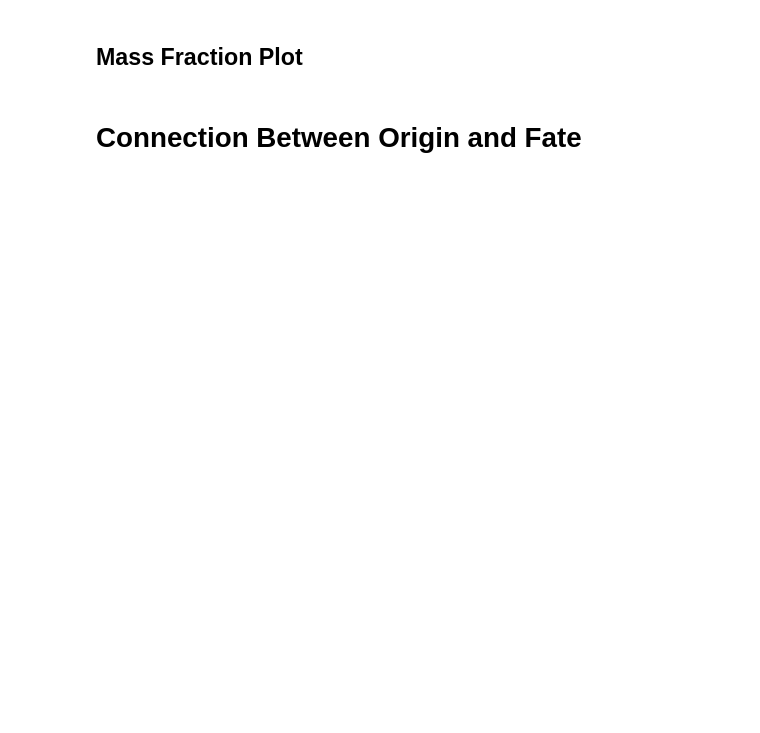
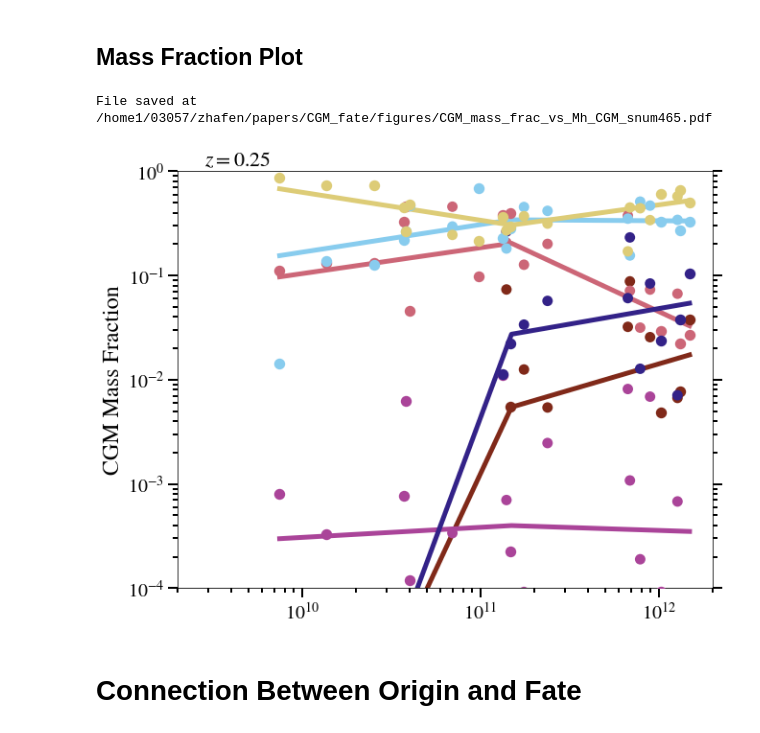
Before and after one commit to zhafen/CGM_fate_analysis, a Jupyter notebook: multi_sim_analysis/halo_mass_trends.ipynb, the cells around one changed output. Drawn from its saved outputs; the diff is of its cells as text; code cells hidden in the pictures; blank space fills up the shorter version.

Commit message:
Got me my fate plots finally working!

```diff
--- a/multi_sim_analysis/halo_mass_trends.ipynb
+++ b/multi_sim_analysis/halo_mass_trends.ipynb
@@ -86,6 +86,7 @@ w = w_set[default_sim_name]
 # %%
 classifications = copy.deepcopy( p_constants.CLASSIFICATIONS_CGM_FATE )
 classifications.append( 'is_in_CGM_not_sat' )
+classifications.append( 'is_CGM_fate_unclassified' )
 # %%
 metafile_reader = read_metafile.MetafileReader(
     file_manager.get_metafile_dir( default_sim_name )
@@ -240,3 +201,10 @@ AssertionError: Need to optimize, I'm deleting eeeverything....
+# %%
+if do_calculation:
+    # Wrap up
+    CGM_mass_fractions = {}
+    CGM_mass_fractions['fate'] = CGM_mass_fractions_fate
+    CGM_mass_fractions['joint'] = CGM_mass_fractions_joint
+    CGM_mass_fractions = verdict.Dict( CGM_mass_fractions )
 # %% [markdown]
 #### Halo Masses
 # %%
@@ -305,7 +297,7 @@ fig = plt.figure( figsize=(10,8), facecolor='w' )
 ax = plt.gca()
 
 # Some plot settings
-y_min = 1e-2
+y_min = 1e-4
 y_max = 1
 alpha = 1.0
 
@@ -319,10 +311,10 @@ for k, classification in enumerate( p_constants.CLASSIFICATIONS_CGM_FATE ):
 
         j = save_plot_stage( fig, 'CGM_{}_frac_vs_Mh{}'.format( save_file_tags[mass_key], tag_tail ), j )
 
-    if classification == 'is_in_CGM_not_sat':
+    if classification == 'is_in_CGM':
         continue
 
-    item = CGM_mass_fractions['is_in_CGM_not_sat'][classification]
+    item = CGM_mass_fractions['fate'][classification]
 
     md_split = item.split_by_key_slice( slice(4,10), '_md' )
     fiducials = md_split[False]
@@ -418,33 +410,38 @@ for k, classification in enumerate( p_constants.CLASSIFICATIONS_CGM_FATE ):
     ax.set_ylabel( r'CGM {} Fraction'.format( axes_labels[mass_key] ), fontsize=24 )
 
     ax.set_xlim( 2e9, 2e12 )
     ax.set_ylim( y_min, y_max )
 
     ax.set_xscale( 'log' )
     ax.set_yscale( 'log' )
 
     # Add ticks to the righ
     ax.yaxis.set_ticks_position( 'both' )
 
     if snum == 172:
         legend = ax.legend(
             color_objects,
             labels,
             prop={'size': 17.5},
             ncol=1,
             loc='lower right',
             fontsize=24,
             framealpha = 0.9,
         )
         legend.set_zorder( 120 )
 
 save_file = 'CGM_{}_frac_vs_Mh{}.pdf'.format( save_file_tags[mass_key], tag_tail )
 
 plotting.save_fig(
     out_dir = file_manager.get_project_figure_dir(),
     save_file = save_file,
     fig = fig,
 )
+
+fig
+# %% [output]
+File saved at /home1/03057/zhafen/papers/CGM_fate/figures/CGM_mass_frac_vs_Mh_CGM_snum465.pdf
+[figure, added]
 # %% [markdown]
 # Connection Between Origin and Fate
 # %%
```
Also changed, not shown: parts of 32 cells of this notebook, 2 other files.
